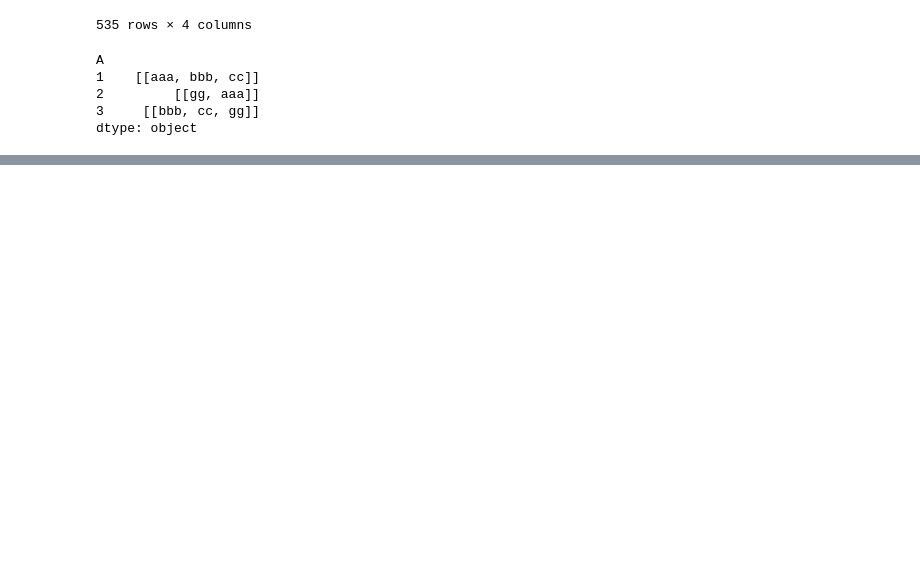
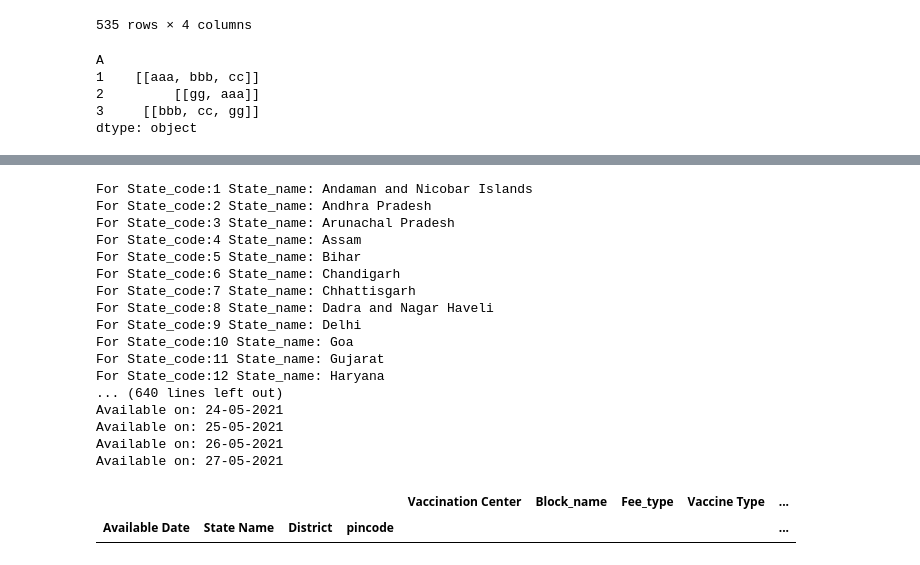
Before and after one commit to RajeshKrSahoo/vaccine-Slot-Notifier, a Jupyter notebook: covid19_Vaccine_slot.ipynb, the cells around one changed output, grey strips where cells are left out. Cells and saved outputs as stored; diff of their text form; code cells hidden in the pictures; blank space fills up the shorter version.

```diff
--- a/covid19_Vaccine_slot.ipynb
+++ b/covid19_Vaccine_slot.ipynb
@@ -592,0 +780,23 @@ dtype: object
+# %%
+val=vaccineSlotsByDist(age=34,district_name='BBMP',state='Karnataka')
+val
+# %% [output]
+For State_code:1 State_name: Andaman and Nicobar Islands
+For State_code:2 State_name: Andhra Pradesh
+For State_code:3 State_name: Arunachal Pradesh
+For State_code:4 State_name: Assam
+For State_code:5 State_name: Bihar
+For State_code:6 State_name: Chandigarh
+For State_code:7 State_name: Chhattisgarh
+For State_code:8 State_name: Dadra and Nagar Haveli
+For State_code:9 State_name: Delhi
+For State_code:10 State_name: Goa
+For State_code:11 State_name: Gujarat
+For State_code:12 State_name: Haryana
+... (640 lines left out)
+Available on: 24-05-2021
+Available on: 25-05-2021
+Available on: 26-05-2021
+Available on: 27-05-2021
+|  |  |  |  | Vaccination Center | Block_name | Fee_type | Vaccine Type | ... |
+| Available Date | State Name | District | pincode |  |  |  |  | ... |
```
Also changed, not shown: parts of 7 cells of this notebook.
